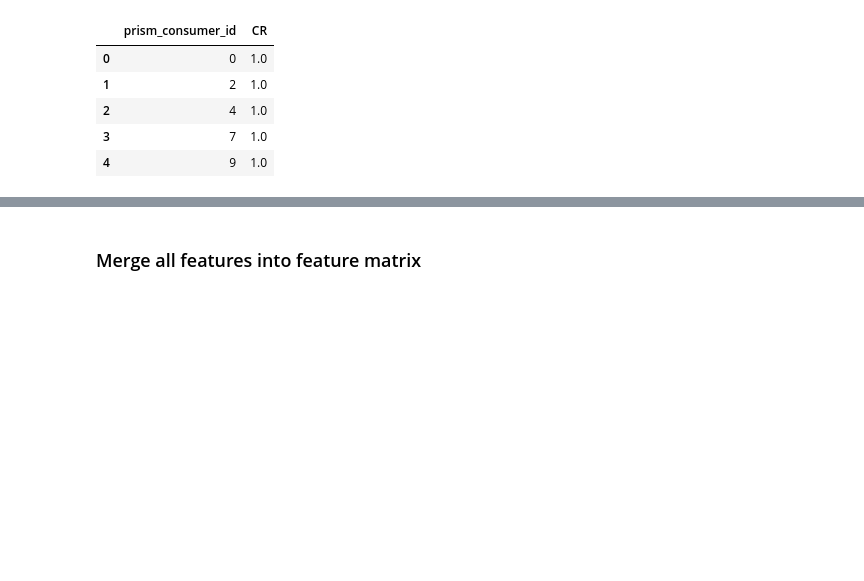
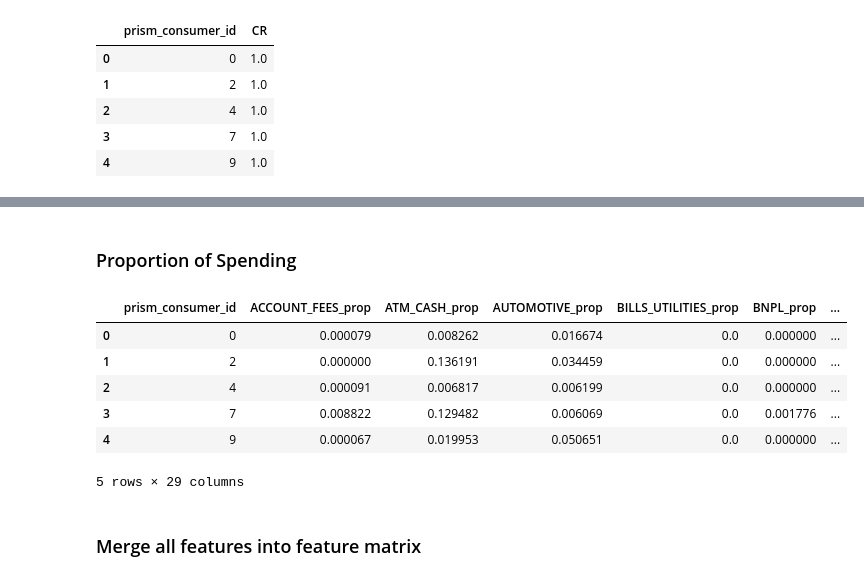
Before and after one commit to JiaDarren/DSC_180A, a Jupyter notebook: notebooks/risk_predictor.ipynb, the cells around one changed output, grey strips where cells are left out. Drawn from its saved outputs; the diff is of its cells as text; code cells hidden in the pictures; blank space fills up the shorter version.

```diff
--- a/notebooks/risk_predictor.ipynb
+++ b/notebooks/risk_predictor.ipynb
@@ -348,3 +443,33 @@ CR.head()
+# %% [markdown]
+### Proportion of Spending
+# %%
+def total_prop_spending(outflows):
+    cons_cat_spending = outflows.groupby(['prism_consumer_id', 'category_description'])['amount'].sum().reset_index()
+    cons_total = outflows.groupby(['prism_consumer_id'])['amount'].sum().reset_index()
+
+    cat_prop_indiv = cons_cat_spending.merge(cons_total, on='prism_consumer_id')
+    cat_prop_indiv['prop'] = cat_prop_indiv['amount_x'] / cat_prop_indiv['amount_y']
+    cat_prop_indiv = cat_prop_indiv[['prism_consumer_id', 'category_description', 'prop']]
+
+    return (
+        cat_prop_indiv.pivot(index='prism_consumer_id', columns='category_description', values='prop')
+        .add_suffix('_prop')
+        .reset_index()
+        .rename_axis(None, axis=1)
+        .fillna(0.0)
+    )
+
+total_cons_spending_prop = total_prop_spending(outflows)
+features.append(total_cons_spending_prop)
+total_cons_spending_prop.head()
+# %% [output]
+|  | prism_consumer_id | ACCOUNT_FEES_prop | ATM_CASH_prop | AUTOMOTIVE_prop | BILLS_UTILITIES_prop | BNPL_prop | ... |
+| 0 | 0 | 0.000079 | 0.008262 | 0.016674 | 0.0 | 0.000000 | ... |
+| 1 | 2 | 0.000000 | 0.136191 | 0.034459 | 0.0 | 0.000000 | ... |
+| 2 | 4 | 0.000091 | 0.006817 | 0.006199 | 0.0 | 0.000000 | ... |
+| 3 | 7 | 0.008822 | 0.129482 | 0.006069 | 0.0 | 0.001776 | ... |
+| 4 | 9 | 0.000067 | 0.019953 | 0.050651 | 0.0 | 0.000000 | ... |
+5 rows × 29 columns
 # %% [markdown]
 ### Merge all features into feature matrix
 # %%
```
Also changed, not shown: parts of 13 cells of this notebook, 1 other file.
